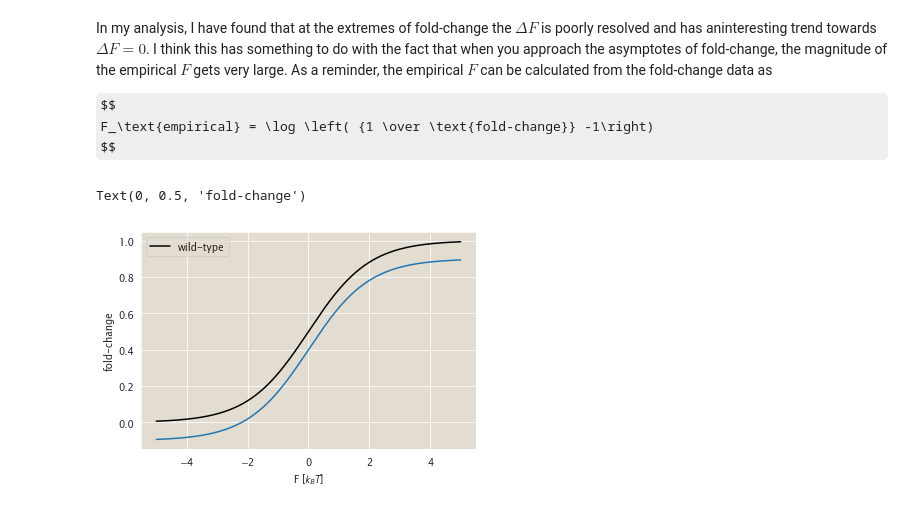
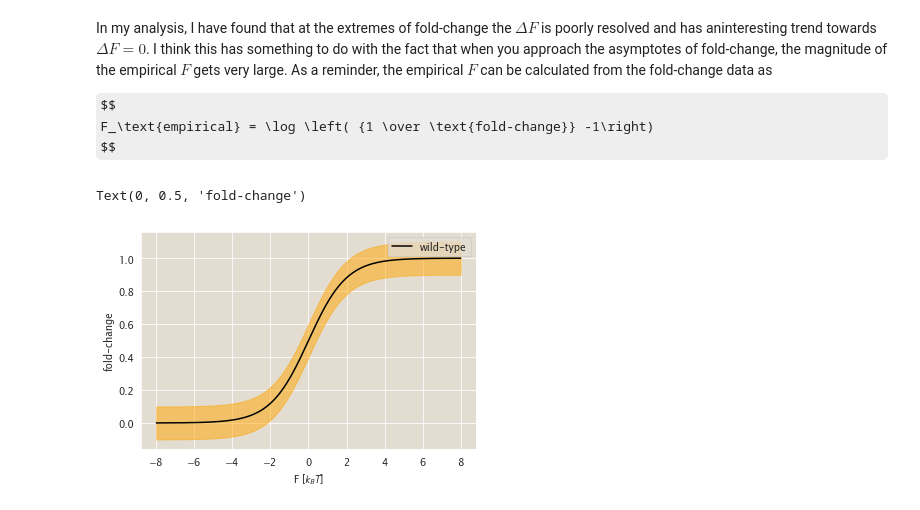
Before and after one commit to RPGroup-PBoC/mwc_mutants, a Jupyter notebook: code/analysis/Exploring_fc_error.ipynb, the cells around one changed output. Saved outputs shown, nothing was run; the diff lists cells and outputs as text; code cells hidden in the pictures; some formulas as TeX source.

```diff
--- a/code/analysis/Exploring_fc_error.ipynb
+++ b/code/analysis/Exploring_fc_error.ipynb
@@ -22,24 +22,20 @@ $$
 F_\text{empirical} = \log \left( {1 \over \text{fold-change}} -1\right)
 $$
 # %%
-# fold_change = np.logspace(-4, 0, 101)[:-1]
-bohr_param_wt = np.linspace(-5, 5, 1000)
+bohr_param_wt = np.linspace(-8, 8, 1000)
 bohr_param_mut = bohr_param_wt - 2
-delta = -0.1
+delta = 0.1
 fc_wt = (1 + np.exp(-bohr_param_wt))**-1
 fc_ref_min = (1 + np.exp(-bohr_param_wt))**-1 - delta
 fc_ref_max = (1 + np.exp(-bohr_param_wt))**-1 + delta
 fc_mut_min = (1 + np.exp(-bohr_param_mut))**-1 - delta
 fc_mut_max = (1 + np.exp(-bohr_param_mut))**-1 + delta
 
 plt.plot(bohr_param_wt, fc_wt, 'k-', label='wild-type')
-# plt.fill_between(bohr_param_wt, fc_mut_min, fc_mut_max, color='rebeccapurple', alpha=0.5)
-# plt.fill_between(bohr_param_wt, fc_ref_min, fc_ref_max, color='orange', alpha=0.5)
-plt.plot(bohr_param_wt, fc_ref_max)
-
+plt.fill_between(bohr_param_wt, fc_ref_min, fc_ref_max, color='orange', alpha=0.5)
 plt.legend()
 plt.xlabel('F [$k_BT$]')
 plt.ylabel('fold-change')
 # %% [output]
 Text(0, 0.5, 'fold-change')
-[figure, old version]
+[figure, new version]
```
Also changed, not shown: parts of 16 cells of this notebook, 3 other files.
